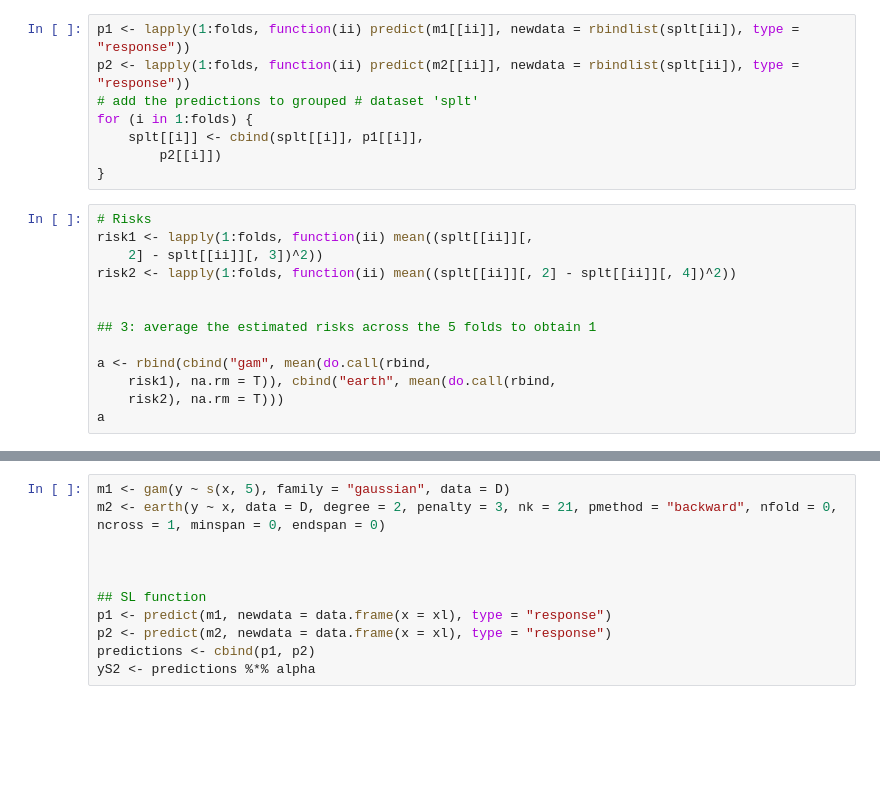
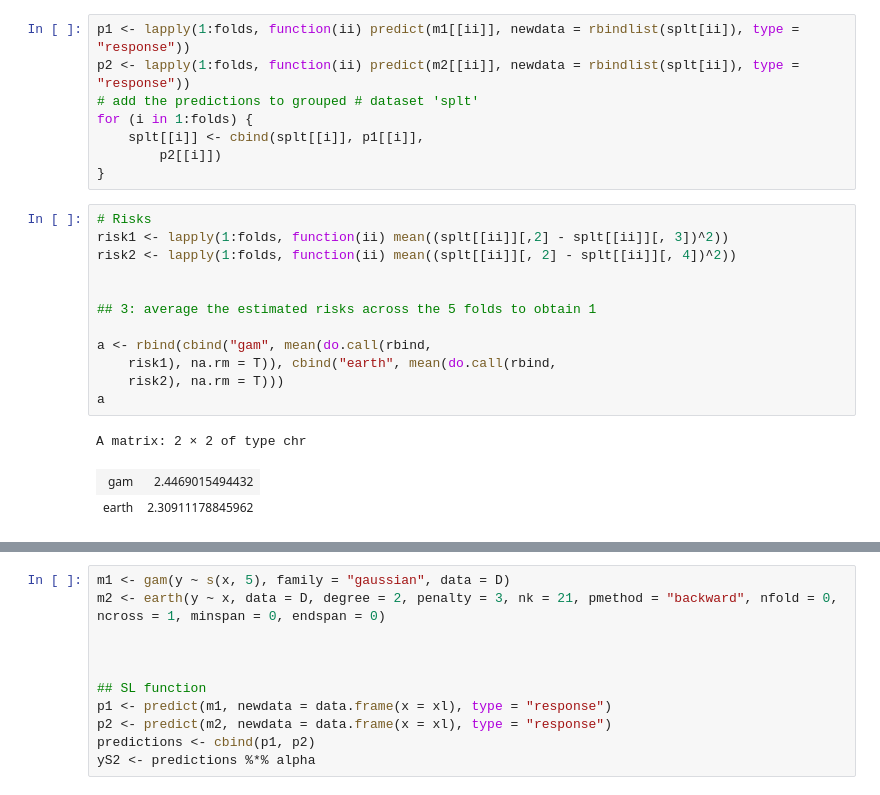
Before and after one commit to ignaciomsarmiento/BDML_202402, a Jupyter notebook: Lecture11/Notebook_Superlearners.ipynb, the cells around one changed output, grey strips where cells are left out. Drawn from its saved outputs; the diff is of its cells as text; blank space fills up the shorter version.

```diff
--- a/Lecture11/Notebook_Superlearners.ipynb
+++ b/Lecture11/Notebook_Superlearners.ipynb
@@ -93,17 +128,20 @@ for (i in 1:folds) {
 }
 # %%
 # Risks
-risk1 <- lapply(1:folds, function(ii) mean((splt[[ii]][,
-    2] - splt[[ii]][, 3])^2))
+risk1 <- lapply(1:folds, function(ii) mean((splt[[ii]][,2] - splt[[ii]][, 3])^2))
 risk2 <- lapply(1:folds, function(ii) mean((splt[[ii]][, 2] - splt[[ii]][, 4])^2))
 
 
 ## 3: average the estimated risks across the 5 folds to obtain 1
 
 a <- rbind(cbind("gam", mean(do.call(rbind,
     risk1), na.rm = T)), cbind("earth", mean(do.call(rbind,
     risk2), na.rm = T)))
 a
+# %% [output]
+A matrix: 2 × 2 of type chr
+| gam | 2.4469015494432 |
+| earth | 2.30911178845962 |
 # %%
 # checking to see match with SL output
 fitY
```
Also changed, not shown: parts of 11 cells of this notebook, 5 other files.
